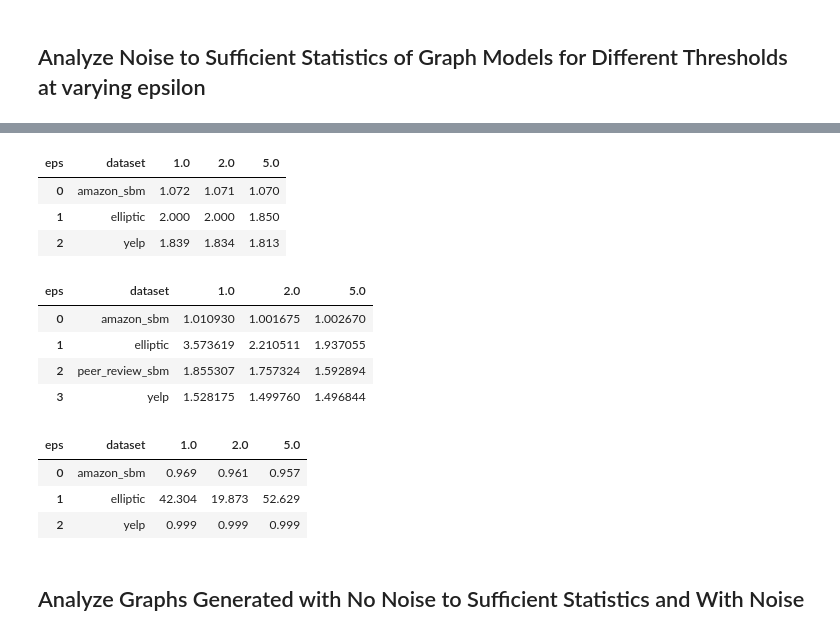
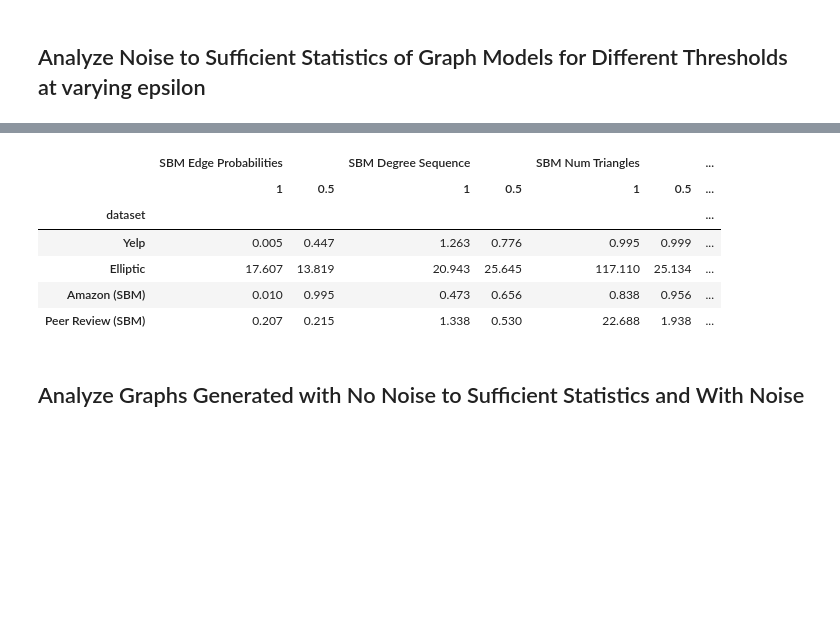
Before and after one commit to akgoldberg/private_fraud_benchmarking, a Jupyter notebook: visualizations.ipynb, the cells around one changed output, grey strips where cells are left out. Drawn from its saved outputs; the diff is of its cells as text; code cells hidden in the pictures; blank space fills up the shorter version.

```diff
--- a/visualizations.ipynb
+++ b/visualizations.ipynb
@@ -419,22 +398,0 @@ get_param_err_table('rel_err_sbm', rel_err_sbm, rel_err_attr, rel_err_topm, deg_
-# %%
-get_param_err_table('rel_err_degree_seq', rel_err_sbm, rel_err_attr, rel_err_topm, deg_cutoff_rate=0.5, eps=[1., 2., 5.])
-# %% [output]
-| eps | dataset | 1.0 | 2.0 | 5.0 |
-| 0 | amazon_sbm | 1.072 | 1.071 | 1.070 |
-| 1 | elliptic | 2.000 | 2.000 | 1.850 |
-| 2 | yelp | 1.839 | 1.834 | 1.813 |
-# %%
-get_param_err_table('prop_edges_flipped', rel_err_sbm, rel_err_attr, rel_err_topm, deg_cutoff_rate=0.5, eps=[1., 2., 5.])
-# %% [output]
-| eps | dataset | 1.0 | 2.0 | 5.0 |
-| 0 | amazon_sbm | 1.010930 | 1.001675 | 1.002670 |
-| 1 | elliptic | 3.573619 | 2.210511 | 1.937055 |
-| 2 | peer_review_sbm | 1.855307 | 1.757324 | 1.592894 |
-| 3 | yelp | 1.528175 | 1.499760 | 1.496844 |
-# %%
-get_param_err_table('rel_err_ntriangles', rel_err_sbm, rel_err_attr, rel_err_topm, deg_cutoff_rate=0.5, eps=[1., 2., 5.])
-# %% [output]
-| eps | dataset | 1.0 | 2.0 | 5.0 |
-| 0 | amazon_sbm | 0.969 | 0.961 | 0.957 |
-| 1 | elliptic | 42.304 | 19.873 | 52.629 |
-| 2 | yelp | 0.999 | 0.999 | 0.999 |
@@ -443,3 +418,13 @@ df.head()
+# %%
+df_out
+# %% [output]
+|  | SBM Edge Probabilities |  | SBM Degree Sequence |  | SBM Num Triangles |  | ... |
+|  | 1 | 0.5 | 1 | 0.5 | 1 | 0.5 | ... |
+| dataset |  |  |  |  |  |  | ... |
+| Yelp | 0.005 | 0.447 | 1.263 | 0.776 | 0.995 | 0.999 | ... |
+| Elliptic | 17.607 | 13.819 | 20.943 | 25.645 | 117.110 | 25.134 | ... |
+| Amazon (SBM) | 0.010 | 0.995 | 0.473 | 0.656 | 0.838 | 0.956 | ... |
+| Peer Review (SBM) | 0.207 | 0.215 | 1.338 | 0.530 | 22.688 | 1.938 | ... |
 # %% [markdown]
 ## Analyze Graphs Generated with No Noise to Sufficient Statistics and With Noise
 # %%
```
Also changed, not shown: parts of 14 cells of this notebook, 2 other files.
